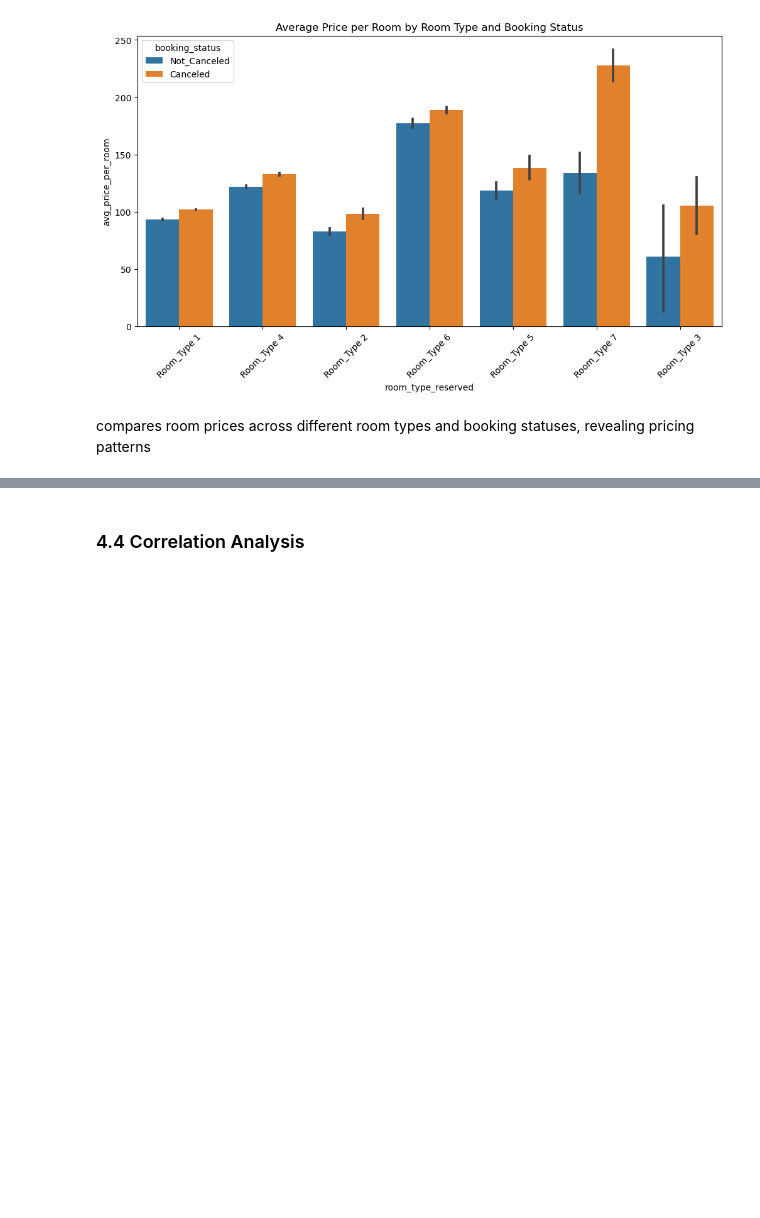
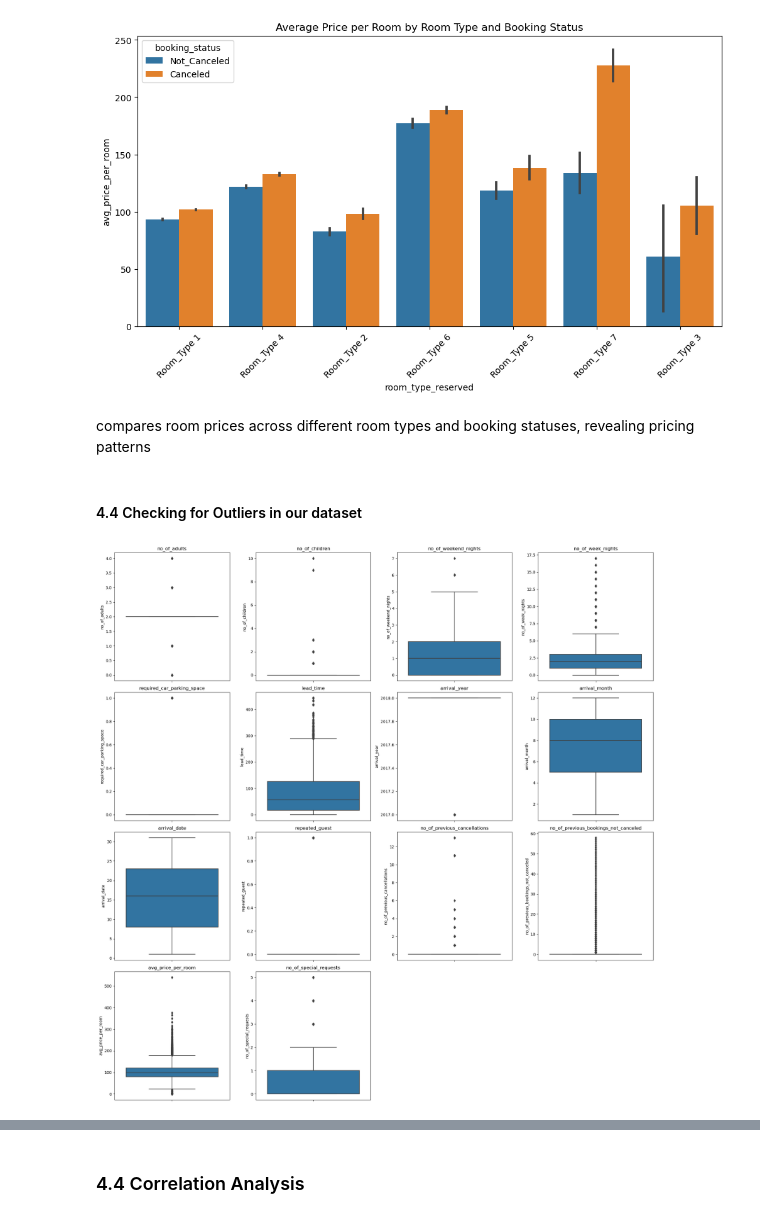
Before and after one commit to James-tech4/JAMES-PHASE-3-DSPT-8-PROJECT, a Jupyter notebook: project3.ipynb, the cells around one changed output, grey strips where cells are left out. Cells and saved outputs as stored; diff of their text form; code cells hidden in the pictures; blank space fills up the shorter version.

```diff
--- a/project3.ipynb
+++ b/project3.ipynb
@@ -303,3 +298,32 @@ plt.show()
 [figure]
 # %% [markdown]
 compares room prices across different room types and booking statuses, revealing pricing patterns
+# %% [markdown]
+#### 4.4 Checking for Outliers in our dataset
+# %%
+# Adjusting the subplot creation to match the number of numerical columns dynamically
+import math
+
+# Select numerical columns
+numerical_cols = df.select_dtypes(include=['int64', 'float64']).columns
+
+# Calculate the number of rows and columns needed for subplots
+num_cols = len(numerical_cols)
+num_rows = math.ceil(num_cols / 4)  # Assuming 4 columns per row
+
+# Create individual boxplots for each variable
+fig, axes = plt.subplots(num_rows, 4, figsize=(20, 5 * num_rows))
+axes = axes.ravel()
+
+for idx, col in enumerate(numerical_cols):
+    sns.boxplot(data=df, y=col, ax=axes[idx])
+    axes[idx].set_title(col)
+
+# Hide any unused subplots
+for idx in range(num_cols, len(axes)):
+    axes[idx].set_visible(False)
+
+plt.tight_layout()
+plt.show()
+# %% [output]
+[figure, added]
```
Also changed, not shown: parts of 31 cells of this notebook, 1 other file.
